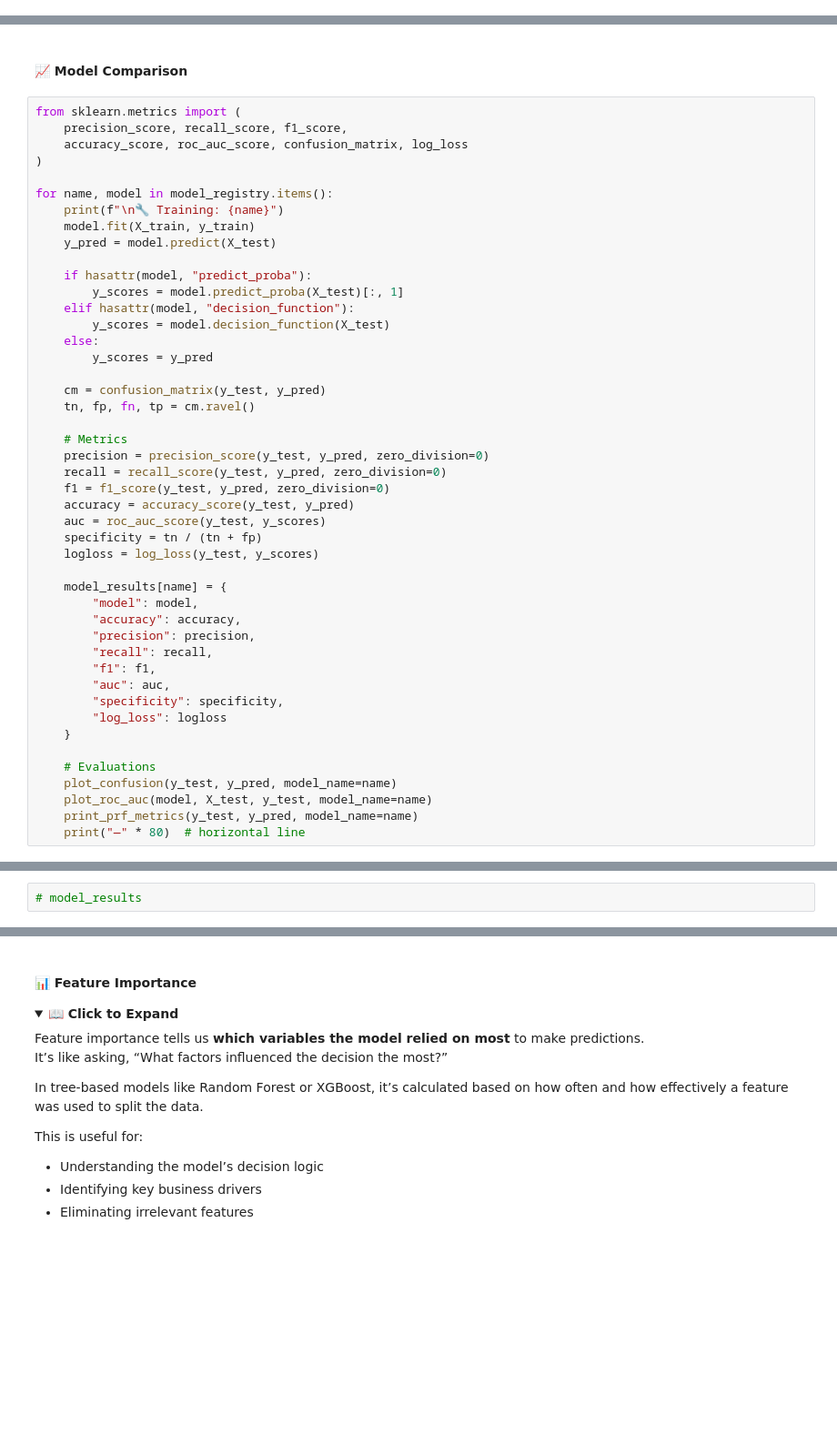
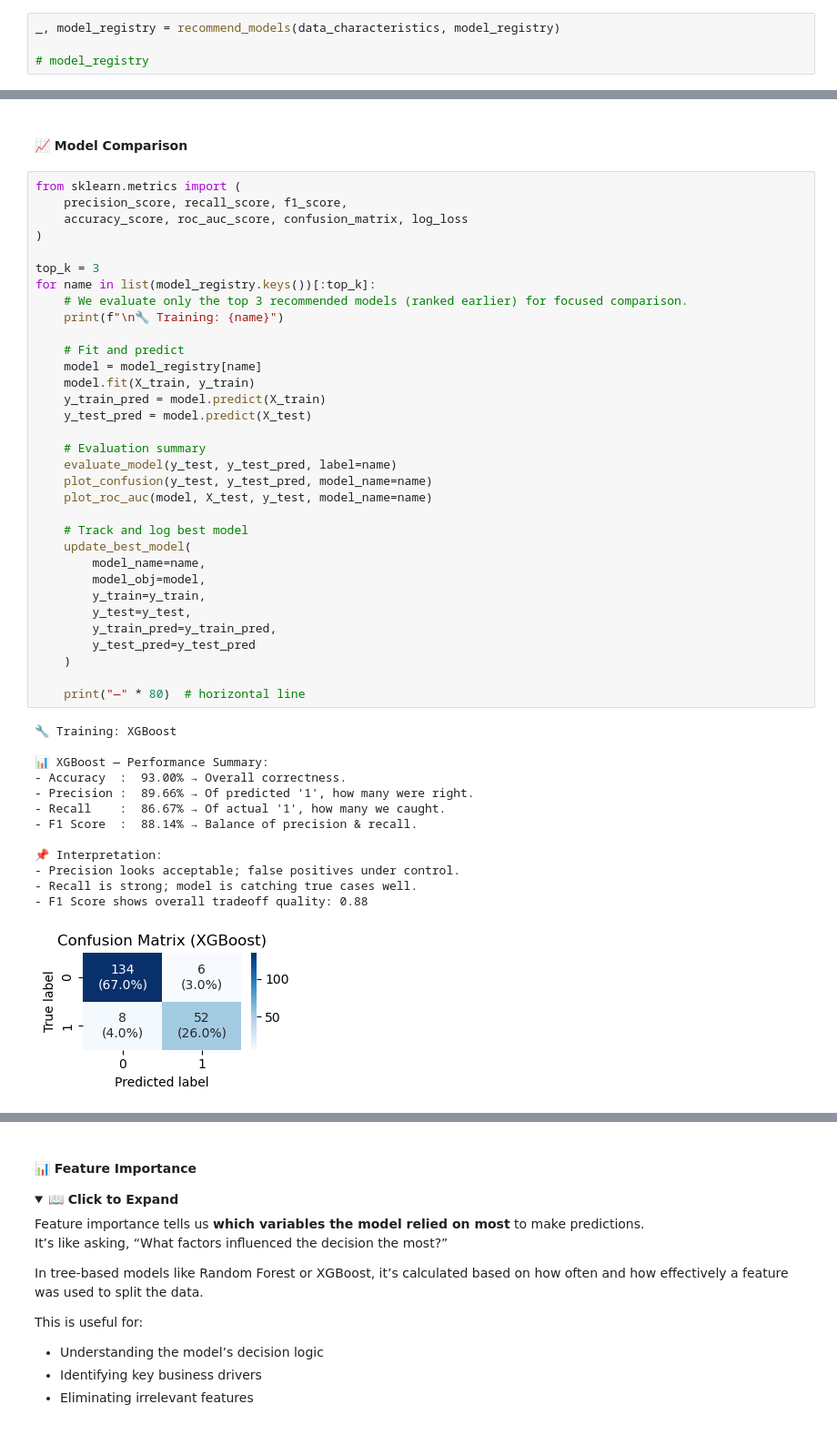
Before and after one commit to ashrithssreddy/ml-toolkit, a Jupyter notebook: Supervised_Learning/classification_v2.ipynb, the cells around one changed output, grey strips where cells are left out. Shown at 91% size. Saved outputs shown, nothing was run; the diff lists cells and outputs as text; folded sections open; blank space fills up the shorter version.

```diff
--- a/Supervised_Learning/classification_v2.ipynb
+++ b/Supervised_Learning/classification_v2.ipynb
@@ -958,0 +1214,4 @@ model_registry = {
+# %%
+_, model_registry = recommend_models(data_characteristics, model_registry)
+
+# model_registry
@@ -962,46 +1239,47 @@ model_registry = {
 # %%
 from sklearn.metrics import (
     precision_score, recall_score, f1_score,
     accuracy_score, roc_auc_score, confusion_matrix, log_loss
 )
 
-for name, model in model_registry.items():
+top_k = 3
+for name in list(model_registry.keys())[:top_k]:
+    # We evaluate only the top 3 recommended models (ranked earlier) for focused comparison.
     print(f"\n🔧 Training: {name}")
+
+    # Fit and predict
+    model = model_registry[name]
     model.fit(X_train, y_train)
-    y_pred = model.predict(X_test)
+    y_train_pred = model.predict(X_train)
+    y_test_pred = model.predict(X_test)
 
-    if hasattr(model, "predict_proba"):
-        y_scores = model.predict_proba(X_test)[:, 1]
-    elif hasattr(model, "decision_function"):
-        y_scores = model.decision_function(X_test)
-    else:
-        y_scores = y_pred
+    # Evaluation summary
+    evaluate_model(y_test, y_test_pred, label=name)
+    plot_confusion(y_test, y_test_pred, model_name=name)
+    plot_roc_auc(model, X_test, y_test, model_name=name)
 
-    cm = confusion_matrix(y_test, y_pred)
-    tn, fp, fn, tp = cm.ravel()
+    # Track and log best model
+    update_best_model(
+        model_name=name,
+        model_obj=model,
+        y_train=y_train,
+        y_test=y_test,
+        y_train_pred=y_train_pred,
+        y_test_pred=y_test_pred
+    )
 
-    # Metrics
-    precision = precision_score(y_test, y_pred, zero_division=0)
-    recall = recall_score(y_test, y_pred, zero_division=0)
-    f1 = f1_score(y_test, y_pred, zero_division=0)
-    accuracy = accuracy_score(y_test, y_pred)
-    auc = roc_auc_score(y_test, y_scores)
-    specificity = tn / (tn + fp)
-    logloss = log_loss(y_test, y_scores)
-
-    model_results[name] = {
-        "model": model,
-        "accuracy": accuracy,
-        "precision": precision,
-        "recall": recall,
-        "f1": f1,
-        "auc": auc,
-        "specificity": specificity,
-        "log_loss": logloss
-    }
-
-    # Evaluations
-    plot_confusion(y_test, y_pred, model_name=name)
-    plot_roc_auc(model, X_test, y_test, model_name=name)
-    print_prf_metrics(y_test, y_pred, model_name=name)
     print("—" * 80)  # horizontal line
+# %% [output]
+🔧 Training: XGBoost
+
+📊 XGBoost — Performance Summary:
+- Accuracy  :  93.00% → Overall correctness.
+- Precision :  89.66% → Of predicted '1', how many were right.
+- Recall    :  86.67% → Of actual '1', how many we caught.
+- F1 Score  :  88.14% → Balance of precision & recall.
+
+📌 Interpretation:
+- Precision looks acceptable; false positives under control.
+- Recall is strong; model is catching true cases well.
+- F1 Score shows overall tradeoff quality: 0.88
+[figure, added]
@@ -1008,2 +1326,0 @@ for name, model in model_registry.items():
-# %%
-# model_results
```
Also changed, not shown: parts of 36 cells of this notebook, 1 other file.
